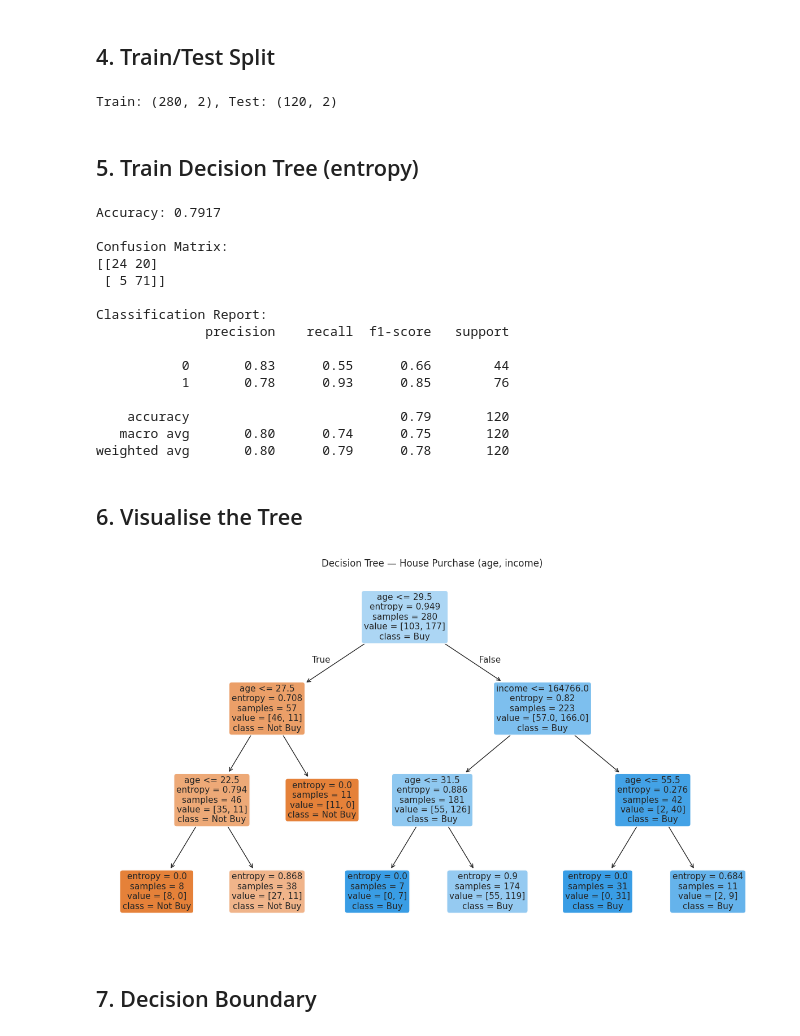
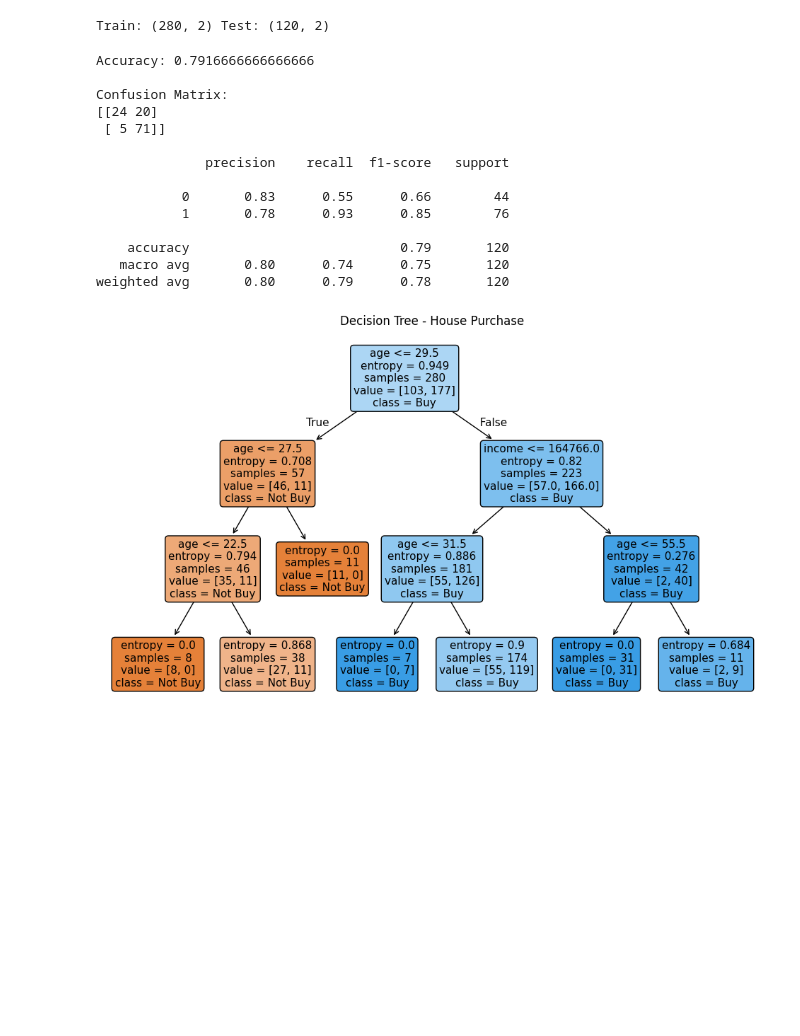
Before and after one commit to ShaikMuzzammil/ML-Lab-Activities, a Jupyter notebook: 03-Decision-Tree-Classifier/03_Q1_House_Purchase.ipynb, the cells around one changed output. Cells and saved outputs as stored; diff of their text form; code cells hidden in the pictures; blank space fills up the shorter version.

```diff
--- a/03-Decision-Tree-Classifier/03_Q1_House_Purchase.ipynb
+++ b/03-Decision-Tree-Classifier/03_Q1_House_Purchase.ipynb
@@ -77,7 +9,4 @@ import seaborn as sns
 from sklearn.model_selection import train_test_split
 from sklearn.tree import DecisionTreeClassifier, plot_tree
 from sklearn.metrics import (confusion_matrix, accuracy_score,
-                             classification_report)
-sns.set_style('whitegrid')
-plt.rcParams['figure.dpi'] = 100
-print('Libraries imported.')
+    classification_report)
@@ -120,33 +45,29 @@ X shape: (400, 2), y shape: (400,)
-# %% [markdown]
-## 4. Train/Test Split
 # %%
 X_train, X_test, y_train, y_test = train_test_split(
     X, y, test_size=0.3, random_state=42, stratify=y
 )
-print(f"Train: {X_train.shape}, Test: {X_test.shape}")
+print("Train:", X_train.shape, "Test:", X_test.shape)
 # %% [output]
-Train: (280, 2), Test: (120, 2)
+Train: (280, 2) Test: (120, 2)
-# %% [markdown]
-## 5. Train Decision Tree (entropy)
 # %%
 model = DecisionTreeClassifier(criterion='entropy', max_depth=3,
                                 random_state=42)
 model.fit(X_train, y_train)
 y_pred = model.predict(X_test)
 
-print(f"Accuracy: {accuracy_score(y_test, y_pred):.4f}")
-print("\nConfusion Matrix:")
+print("Accuracy:", accuracy_score(y_test, y_pred))
+print()
+print("Confusion Matrix:")
 print(confusion_matrix(y_test, y_pred))
-print("\nClassification Report:")
+print()
 print(classification_report(y_test, y_pred))
 # %% [output]
-Accuracy: 0.7917
+Accuracy: 0.7916666666666666
 
 Confusion Matrix:
 [[24 20]
  [ 5 71]]
 
-Classification Report:
               precision    recall  f1-score   support
 
            0       0.83      0.55      0.66        44
@@ -155,17 +76,12 @@ Classification Report:
     accuracy                           0.79       120
    macro avg       0.80      0.74      0.75       120
 weighted avg       0.80      0.79      0.78       120
-# %% [markdown]
-## 6. Visualise the Tree
 # %%
 plt.figure(figsize=(12, 7))
 plot_tree(model, feature_names=['age', 'income'],
           class_names=['Not Buy', 'Buy'],
           filled=True, rounded=True, fontsize=11)
-plt.title('Decision Tree — House Purchase (age, income)')
-plt.tight_layout()
+plt.title('Decision Tree - House Purchase')
 plt.show()
 # %% [output]
-[figure, old version]
+[figure, new version]
-# %% [markdown]
-## 7. Decision Boundary
```
Also changed, not shown: parts of 12 cells of this notebook, 16 other files.
